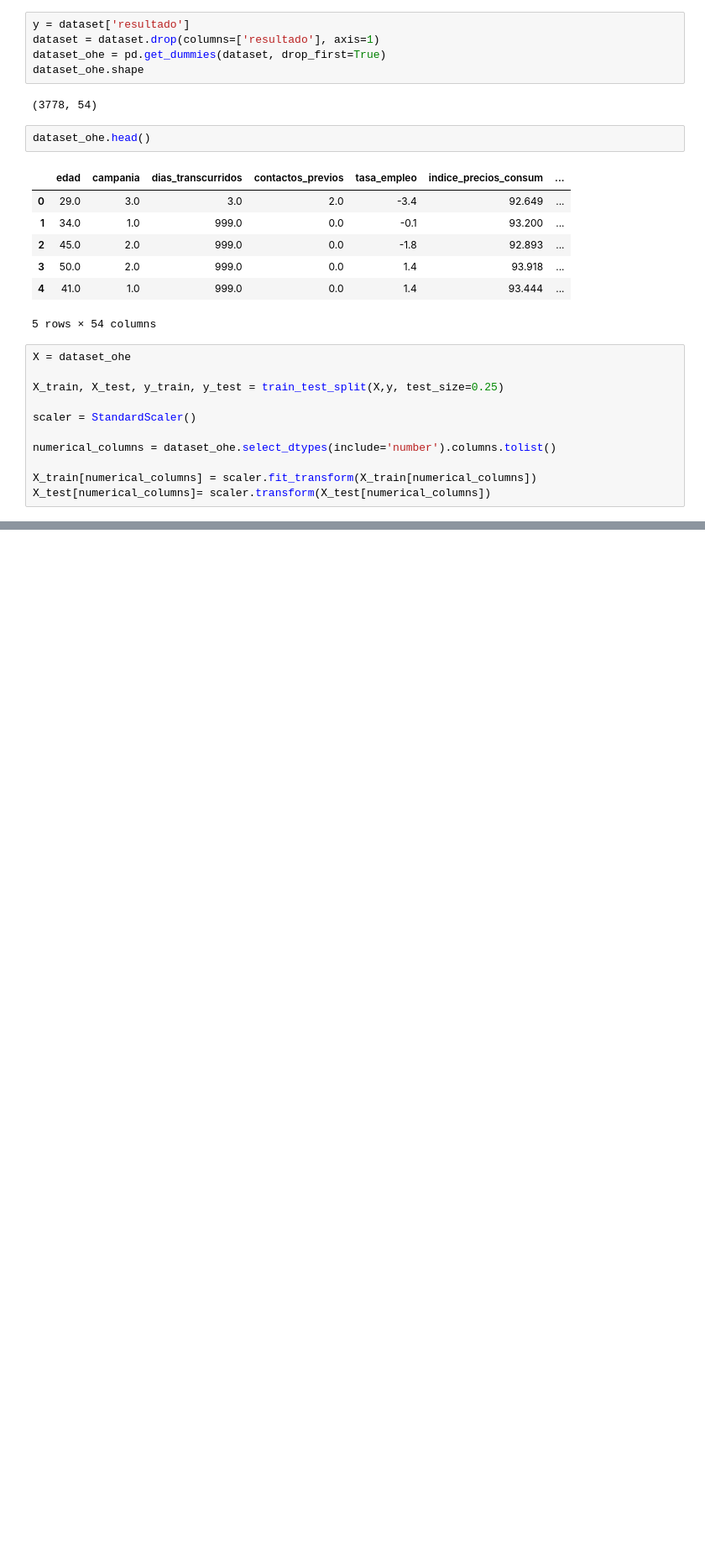
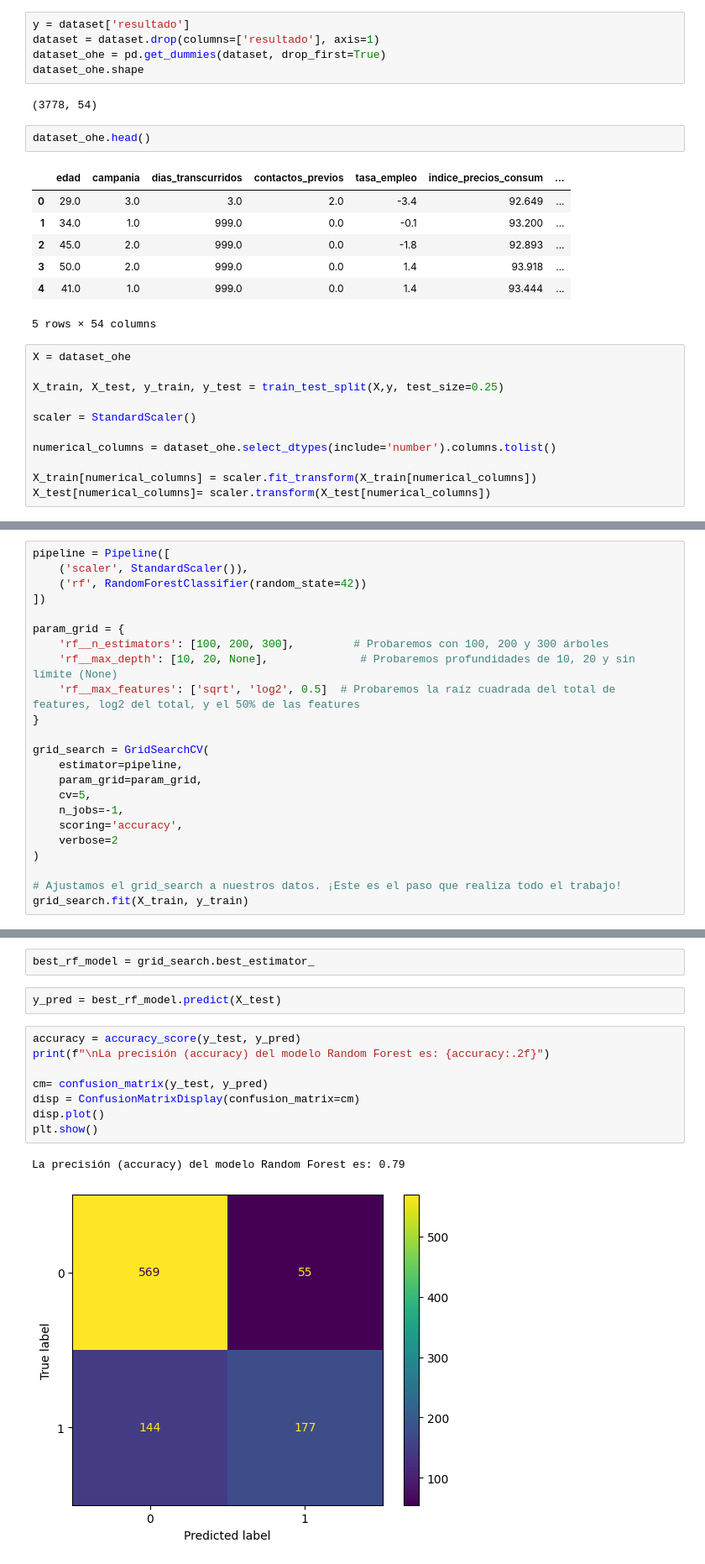
Before and after one commit to jaayg23/data_challenge, a Jupyter notebook: notebooks/ML_dataset/tree_decision.ipynb, the cells around one changed output, grey strips where cells are left out. Shown at 84% size. Saved outputs shown, nothing was run; the diff lists cells and outputs as text; blank space fills up the shorter version.

```diff
--- a/notebooks/ML_dataset/tree_decision.ipynb
+++ b/notebooks/ML_dataset/tree_decision.ipynb
@@ -83,0 +84,23 @@ La precisión (accuracy) del modelo Random Forest es: 0.78
+# %%
+pipeline = Pipeline([
+    ('scaler', StandardScaler()),
+    ('rf', RandomForestClassifier(random_state=42))
+])
+
+param_grid = {
+    'rf__n_estimators': [100, 200, 300],         # Probaremos con 100, 200 y 300 árboles
+    'rf__max_depth': [10, 20, None],              # Probaremos profundidades de 10, 20 y sin límite (None)
+    'rf__max_features': ['sqrt', 'log2', 0.5]  # Probaremos la raíz cuadrada del total de features, log2 del total, y el 50% de las features
+}
+
+grid_search = GridSearchCV(
+    estimator=pipeline,
+    param_grid=param_grid,
+    cv=5,
+    n_jobs=-1,
+    scoring='accuracy',
+    verbose=2
+)
+
+# Ajustamos el grid_search a nuestros datos. ¡Este es el paso que realiza todo el trabajo!
+grid_search.fit(X_train, y_train)
@@ -83,0 +118,15 @@ La precisión (accuracy) del modelo Random Forest es: 0.78
+# %%
+best_rf_model = grid_search.best_estimator_
+# %%
+y_pred = best_rf_model.predict(X_test)
+# %%
+accuracy = accuracy_score(y_test, y_pred)
+print(f"\nLa precisión (accuracy) del modelo Random Forest es: {accuracy:.2f}")
+
+cm= confusion_matrix(y_test, y_pred)
+disp = ConfusionMatrixDisplay(confusion_matrix=cm)
+disp.plot()
+plt.show()
+# %% [output]
+La precisión (accuracy) del modelo Random Forest es: 0.79
+[figure, added]
```
Also changed, not shown: parts of 3 cells of this notebook, 2 other files.
